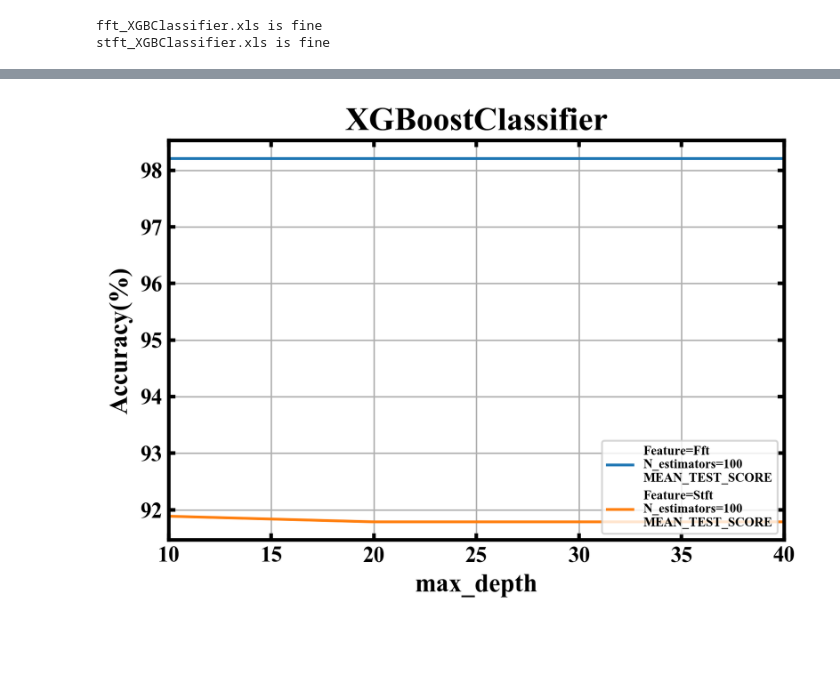
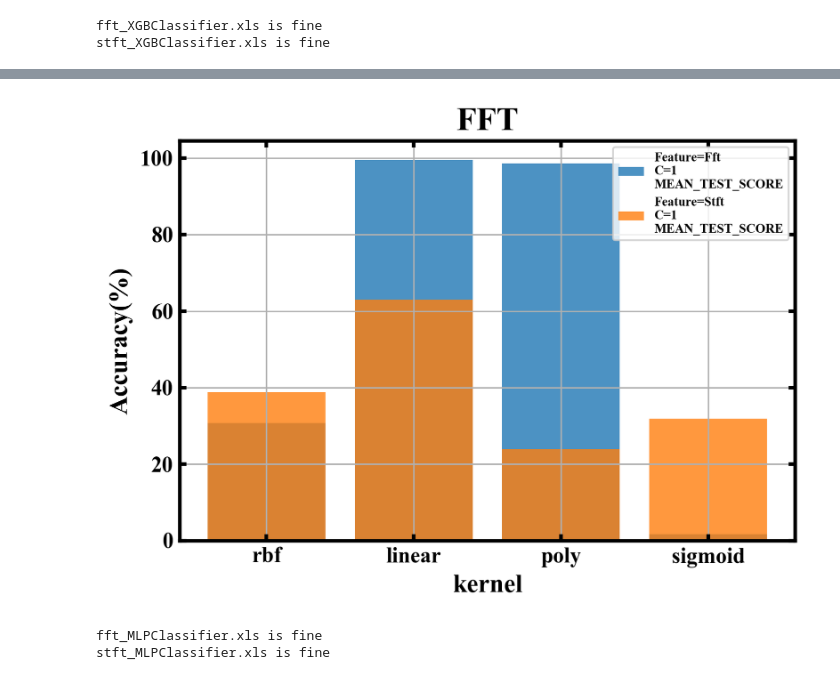
Before and after one commit to Time-Magic/Traning_code, a Jupyter notebook: CaseWesternReserveUniversityData/Question3.ipynb, the cells around one changed output, grey strips where cells are left out. Drawn from its saved outputs; the diff is of its cells as text; code cells hidden in the pictures; blank space fills up the shorter version.

```diff
--- a/CaseWesternReserveUniversityData/Question3.ipynb
+++ b/CaseWesternReserveUniversityData/Question3.ipynb
@@ -313,29 +394,50 @@ stft_XGBClassifier.xls is fine
 # %%
-'''对XGBoost分类模型进行评判'''
+
+'''SVM针对数据集绘图'''
 from likefunctions_boston import plotlikeconfig
 from MNIST_HELLOWORLD.likedigitclass import linedata
 from matplotlib import pyplot as plt
 import numpy as np
 from matplotlib import cm
-xlabel='n_estimators'
-plotlikeconfig(xlabel=xlabel,ylabel='Accuracy(%)',title='XGBoostClassifier',dpi=300)
+xlabel='kernel'
+plotlikeconfig(xlabel=xlabel,ylabel='Accuracy(%)',title='FFT',dpi=300)
 plt.grid()
 C=['fft','stft']
 for i in C:
-    x,y,label_temp=linedata(name=i+'XGBClassifier',xlabel=xlabel,const_param1='n_estimators',paramvalue1=100,const_param2='n_estimators',
-            paramvalue2=100,target='mean_train_score')
+    x,y,label_temp=linedata(name=i+'SVC',xlabel=xlabel,const_param1='C',paramvalue1=1,const_param2='C',
+            paramvalue2=1,target='mean_train_score')
     label_temp=label_temp.split('\n')
     label_temp[0]='Feature='+i.capitalize()
     label_temp=label_temp[0]+'\n'+label_temp[1]+'\n'+label_temp[2]
     # plt.plot(x,y*100,label=label_temp)
-    x,y,label_temp=linedata(name=i+'XGBClassifier',xlabel=xlabel,const_param1='n_estimators',paramvalue1=100,const_param2='n_estimators',
-            paramvalue2=100,target='mean_test_score')
+    x,y,label_temp=linedata(name=i+'SVC',xlabel=xlabel,const_param1='C',paramvalue1=1,const_param2='C',
+            paramvalue2=1,target='mean_test_score')
     label_temp=label_temp.split('\n')
     label_temp[0]='Feature='+i.capitalize()
     label_temp=label_temp[0]+'\n'+label_temp[1]+'\n'+label_temp[2]
-    plt.plot(x,y*100,label=label_temp)
-plt.xlim(min(x),max(x))
-plt.legend(loc='lower right',fontsize=7)
+    plt.bar(x,y*100,label=label_temp,alpha=0.8)
+# plt.xlim(min(x),max(x))
+plt.legend(loc='upper right',fontsize=7)
 plt.show()
 # %% [output]
-[figure, old version]
+[figure, new version]
+# %%
+'''开始支持向量机正式调参'''
+from sklearn.neural_network import MLPClassifier
+from bearclass import BearingParam
+method='MLPClassifier'
+dataset=['fft','stft']
+# dataset=['fft']
+param={}
+param['activation']=['relu','identity','logistic','tanh']
+# param['solver']=['sag']
+param['hidden_layer_sizes']=[[int(150*0.8**j) for j in range(1,i+1) ] for i in range(2,7)]
+model=MLPClassifier(random_state=42)
+clf={}
+for idx,set in enumerate(dataset):
+    clf[idx]=BearingParam(model=model,dataset=set,paramset=param,cv=3)
+    clf[idx].export(set+method)
+    print(set+'_'+method+'.xls is fine')
+# %% [output]
+fft_MLPClassifier.xls is fine
+stft_MLPClassifier.xls is fine
```
Also changed, not shown: parts of 4 cells of this notebook, 2 other files.
